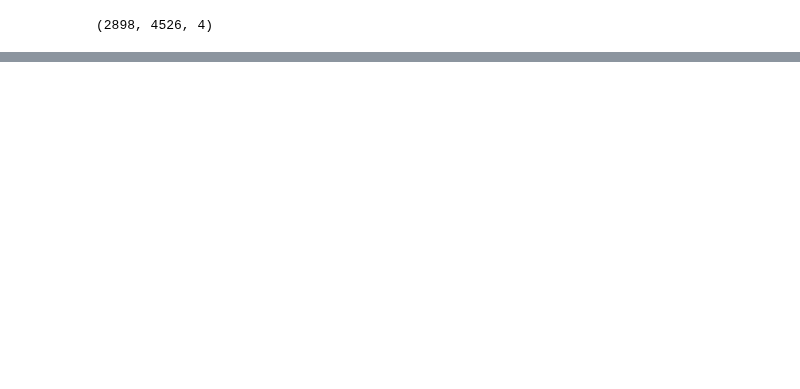
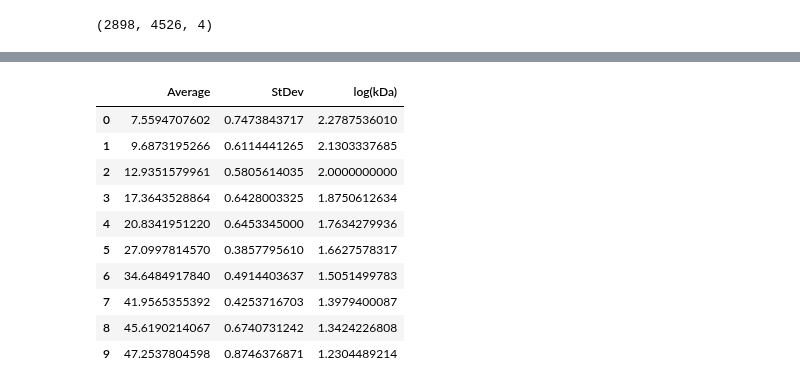
Before and after one commit to Kevinhykuo/UVic, a Jupyter notebook: Lab 4.ipynb, the cells around one changed output, grey strips where cells are left out. Saved outputs shown, nothing was run; the diff lists cells and outputs as text; code cells hidden in the pictures; blank space fills up the shorter version.

```diff
--- a/Lab 4.ipynb
+++ b/Lab 4.ipynb
@@ -273,0 +350,8 @@ plt.show()
+# %%
+# Basically a histogram
+Test2 = np.sum(Test[0:-n], axis=0)
+
+plt.plot(Test2[1:])
+norm = np.max(np.nanmean(image - dilated, axis=0))
+plt.plot(np.nanmean(image - dilated, axis=0)[80:] * np.max(Test2[1:]) / norm)
+plt.show()
@@ -273,0 +360,7 @@ plt.show()
+# %%
+Test3 = (Test2 > 1) * Test2
+plt.figure(figsize=(16, 4))
+plt.plot(Test3[1:])
+plt.grid()
+plt.xticks(np.arange(0, len(Test3), step=100))
+plt.show()
@@ -273,0 +369,16 @@ plt.show()
+# %%
+Cuts = [300, 400, 510, 700, 900, 1100, 1500, 1800, 2100, 2200, 2300]
+
+fig, axT = plt.subplots(len(Cuts)-1, 1, figsize=(4, 20))
+AVSD = np.zeros((10, 2))
+for i in range(0, len(Cuts)-1):
+    Range = np.arange(Cuts[i], Cuts[i+1])
+    Meat = Test3[Cuts[i]:Cuts[i+1]]
+    AVER = np.sum(Meat*Range)/np.sum(Meat)
+    STDV = np.std(Meat*(Range-AVER))
+    axT[i].plot(np.arange(Cuts[i], Cuts[i+1]),  Test3[Cuts[i]:Cuts[i+1]])
+    axT[i].set_title('Ave: {0:.3g}, StDev: {1:.3g}'.format(AVER, STDV))
+    AVSD[i] += np.array([AVER, STDV])
+
+plt.tight_layout()
+plt.show()
@@ -273,0 +387,21 @@ plt.show()
+# %%
+PPI = 1200
+MPI = 25.4
+Ave_std = pd.DataFrame(AVSD / PPI * MPI)
+Ave_std.columns = ['Average', 'StDev']
+Mass = pd.DataFrame(np.log10([190, 135, 100, 75, 58, 46, 32, 25, 22, 17]))
+Mass.columns = ['log(kDa)']
+Ave_std2 = pd.concat([Ave_std, Mass], axis=1, sort=False, ignore_index=False)
+Ave_std2
+# %% [output]
+|  | Average | StDev | log(kDa) |
+| 0 | 7.5594707602 | 0.7473843717 | 2.2787536010 |
+| 1 | 9.6873195266 | 0.6114441265 | 2.1303337685 |
+| 2 | 12.9351579961 | 0.5805614035 | 2.0000000000 |
+| 3 | 17.3643528864 | 0.6428003325 | 1.8750612634 |
+| 4 | 20.8341951220 | 0.6453345000 | 1.7634279936 |
+| 5 | 27.0997814570 | 0.3857795610 | 1.6627578317 |
+| 6 | 34.6484917840 | 0.4914403637 | 1.5051499783 |
+| 7 | 41.9565355392 | 0.4253716703 | 1.3979400087 |
+| 8 | 45.6190214067 | 0.6740731242 | 1.3424226808 |
+| 9 | 47.2537804598 | 0.8746376871 | 1.2304489214 |
```
Also changed, not shown: parts of 13 cells of this notebook.
